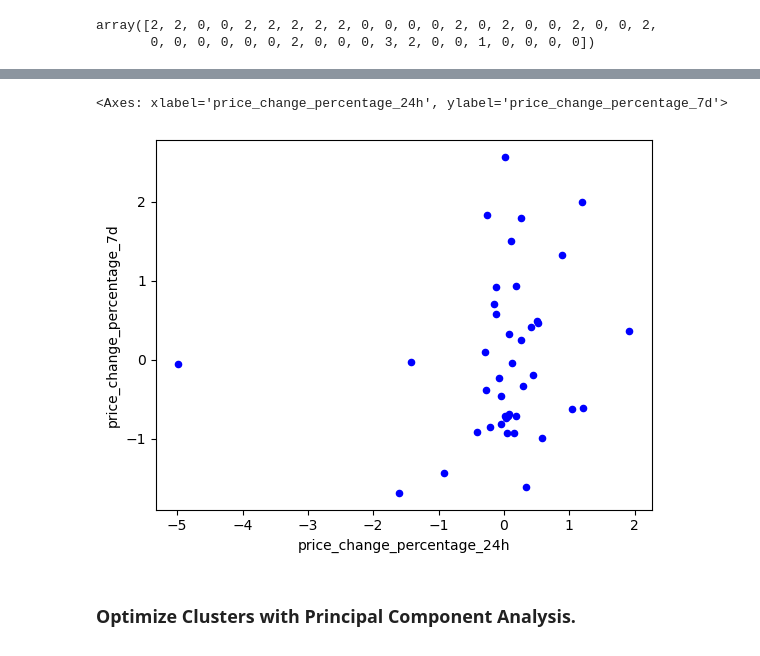
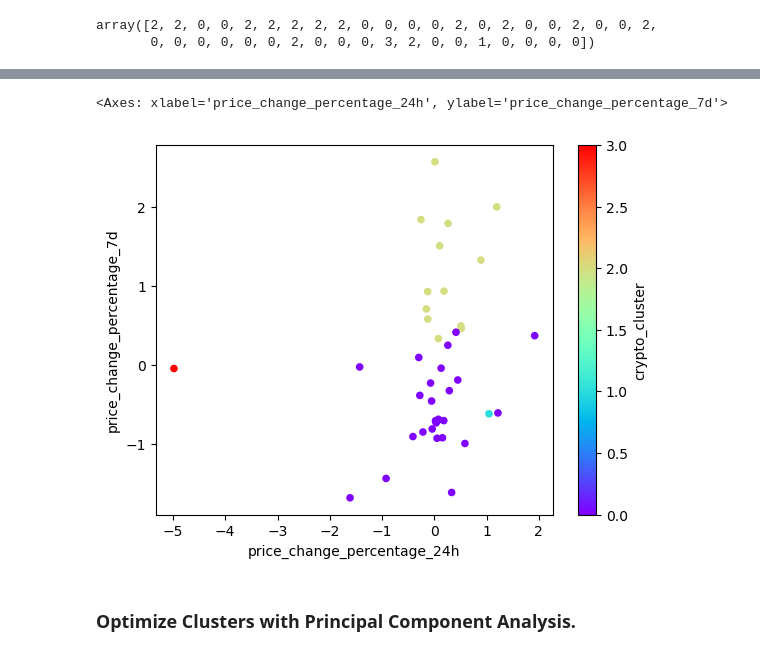
Before and after one commit to edoucet-AI/CryptoClustering, a Jupyter notebook: Crypto_Clustering_starter_code.ipynb, the cells around one changed output, grey strips where cells are left out. Saved outputs shown, nothing was run; the diff lists cells and outputs as text; code cells hidden in the pictures.

```diff
--- a/Crypto_Clustering_starter_code.ipynb
+++ b/Crypto_Clustering_starter_code.ipynb
@@ -84,9 +81,9 @@ inertia = []
 # 2. Fit the model to the data using the scaled DataFrame
 # 3. Append the model.inertia_ to the inertia list
 for i in k:
-    km = KMeans(n_clusters=i, n_init='auto', random_state=1)
-    km.fit(market_data_scaled_df)
-    inertia.append(km.inertia_)
+    k_model = KMeans(n_clusters=i, n_init='auto', random_state=0)
+    k_model.fit(market_data_scaled_df)
+    inertia.append(k_model.inertia_)
 
 
 # Create a dictionary with the data to plot the Elbow curve
@@ -162,11 +159,11 @@ market_data_predictions_df.head()
 # %%
 # Create a scatter plot using Pandas plot by setting
 # `x="price_change_percentage_24h"` and `y="price_change_percentage_7d"`.
 # Use "rainbow" for the color to better visualize the data.
-market_data_predictions_df.plot.scatter(x="price_change_percentage_24h", y="price_change_percentage_7d", color="blue")
+market_data_predictions_df.plot.scatter(x="price_change_percentage_24h", y="price_change_percentage_7d", c="crypto_cluster", colormap="rainbow")
 # %% [output]
 <Axes: xlabel='price_change_percentage_24h', ylabel='price_change_percentage_7d'>
-[figure, old version]
+[figure, new version]
 # %% [markdown]
 ### Optimize Clusters with Principal Component Analysis.
 # %%
```
Also changed, not shown: parts of 15 cells of this notebook.
